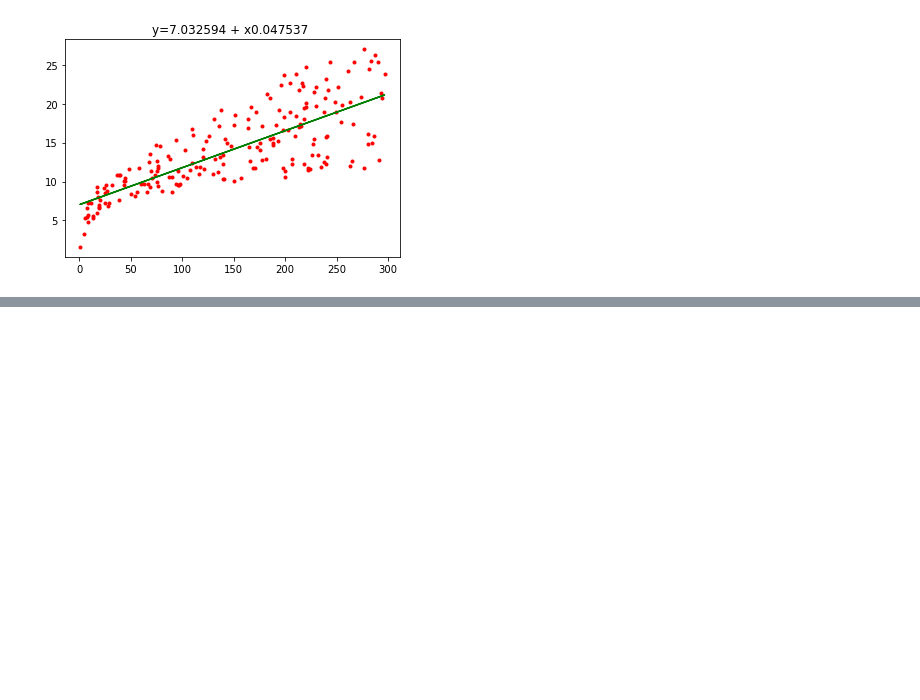
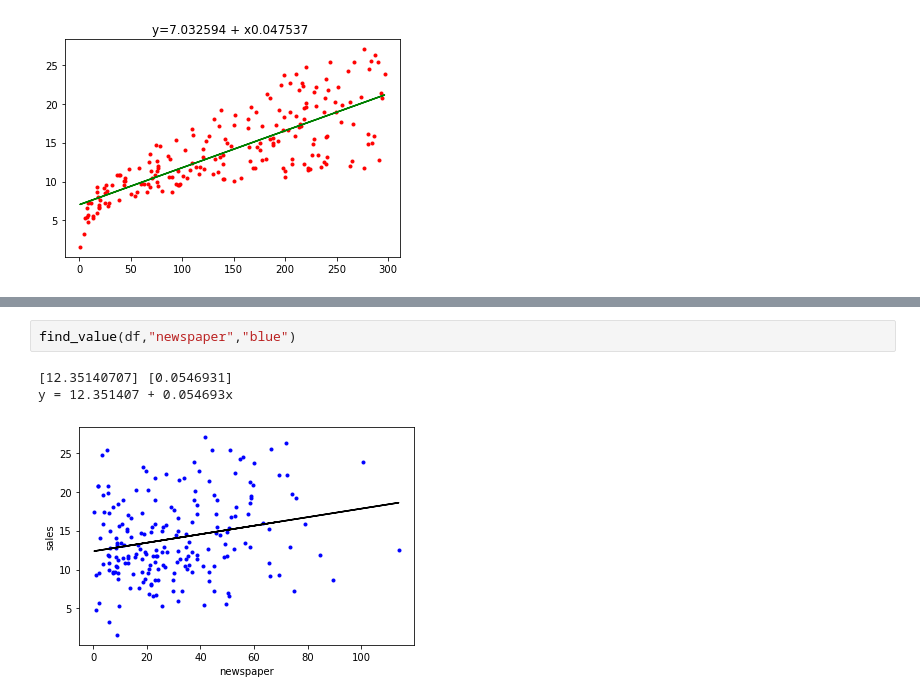
Before and after one commit to SalmaaTamang/Machine_Learning, a Jupyter notebook: OLS/implementing_OLS _in_simple_Linear_Regression.ipynb, the cells around one changed output, grey strips where cells are left out. Cells and saved outputs as stored; diff of their text form; blank space fills up the shorter version.

```diff
--- a/OLS/implementing_OLS _in_simple_Linear_Regression.ipynb
+++ b/OLS/implementing_OLS _in_simple_Linear_Regression.ipynb
@@ -102,0 +160,6 @@ Text(0.5, 1.0, 'y=7.032594 + x0.047537 ')
+# %%
+find_value(df,"newspaper","blue")
+# %% [output]
+[12.35140707] [0.0546931]
+y = 12.351407 + 0.054693x
+[figure, added]
```
Also changed, not shown: parts of 6 cells of this notebook.
